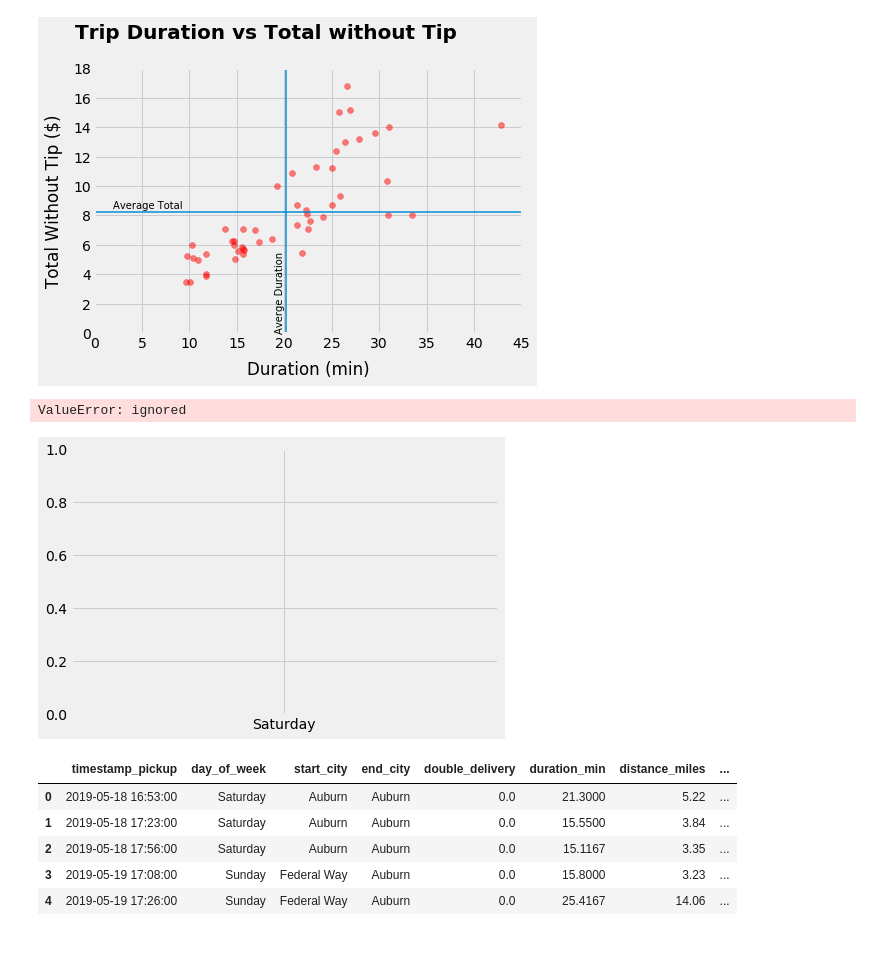
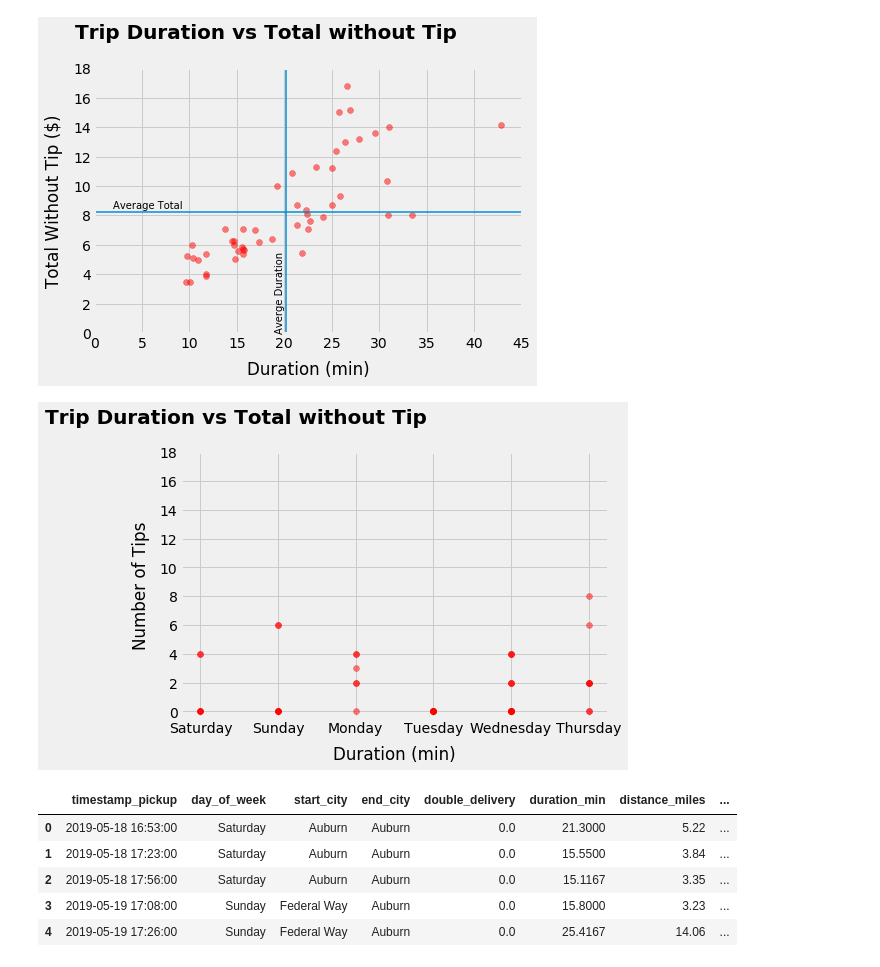
Before and after one commit to ChanceDurr/MyUberEats, a Jupyter notebook: myubereats.ipynb, the cells around one changed output. Cells and saved outputs as stored; diff of their text form; code cells hidden in the pictures.

Commit message:
Made a graph

```diff
--- a/myubereats.ipynb
+++ b/myubereats.ipynb
@@ -99,17 +99,15 @@ plt.show()
 # %%
 fig = plt.figure(figsize=(15, 10))
 ax = fig.add_subplot(221)
 plt.style.use('fivethirtyeight')
 ax.scatter(df['day_of_week'], df['tips'], alpha=.5, color='r')
-ax.set_ylabel('Total Without Tip ($)', labelpad=10)
+ax.set_ylabel('Number of Tips', labelpad=10)
 ax.set_xlabel('Duration (min)', labelpad=10)
-ax.set_yticks([1, 2, 4, 6, 8, 10, 12, 14, 16 , 18])
+ax.set_yticks([0, 2, 4, 6, 8, 10, 12, 14, 16 , 18])
 ax.text(s='Trip Duration vs Total without Tip', x=-2, y=20, fontsize=20, fontweight='bold', fontname='Comic Sans')
-
 plt.show()
 # %% [output]
-ValueError: ignored
-[figure, old version]
+[figure, new version]
 # %%
 df.head()
 # %% [output]
```
Also changed, not shown: parts of 1 cell of this notebook.
